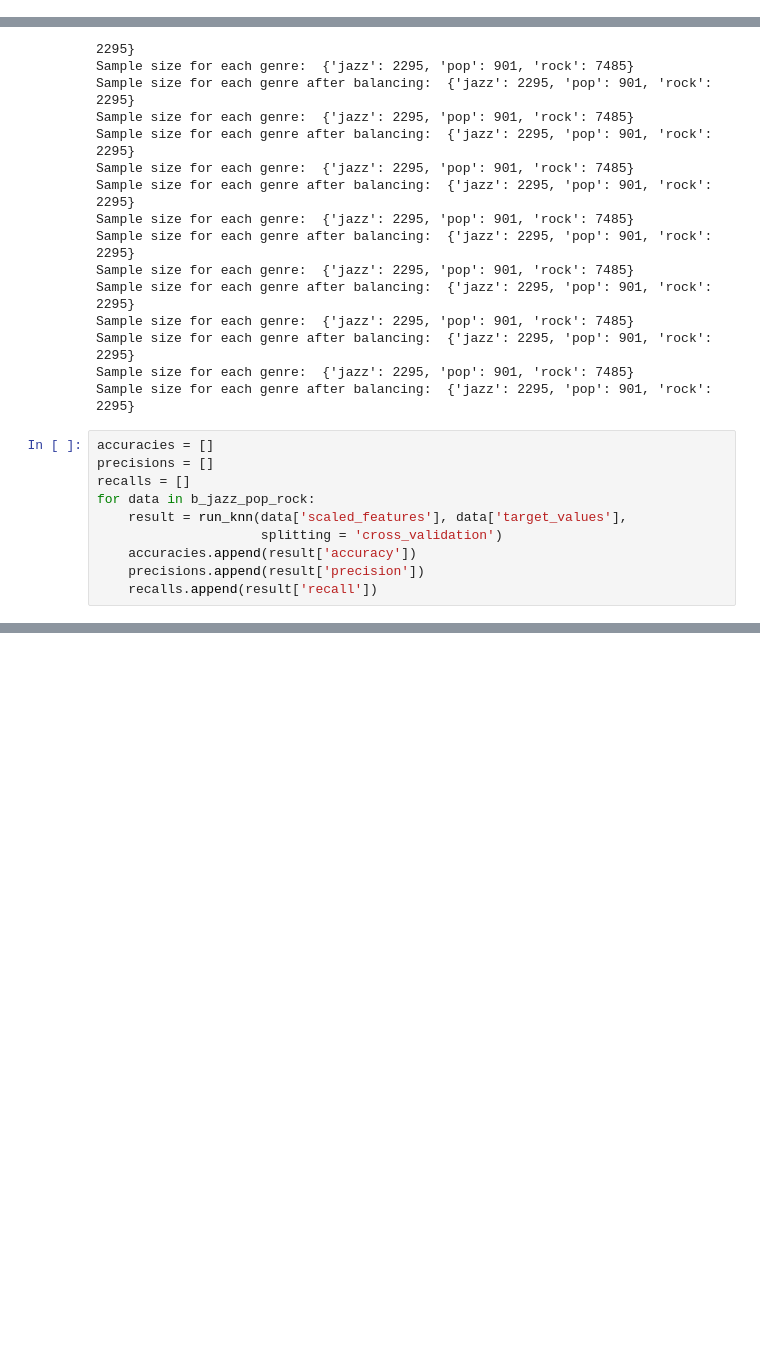
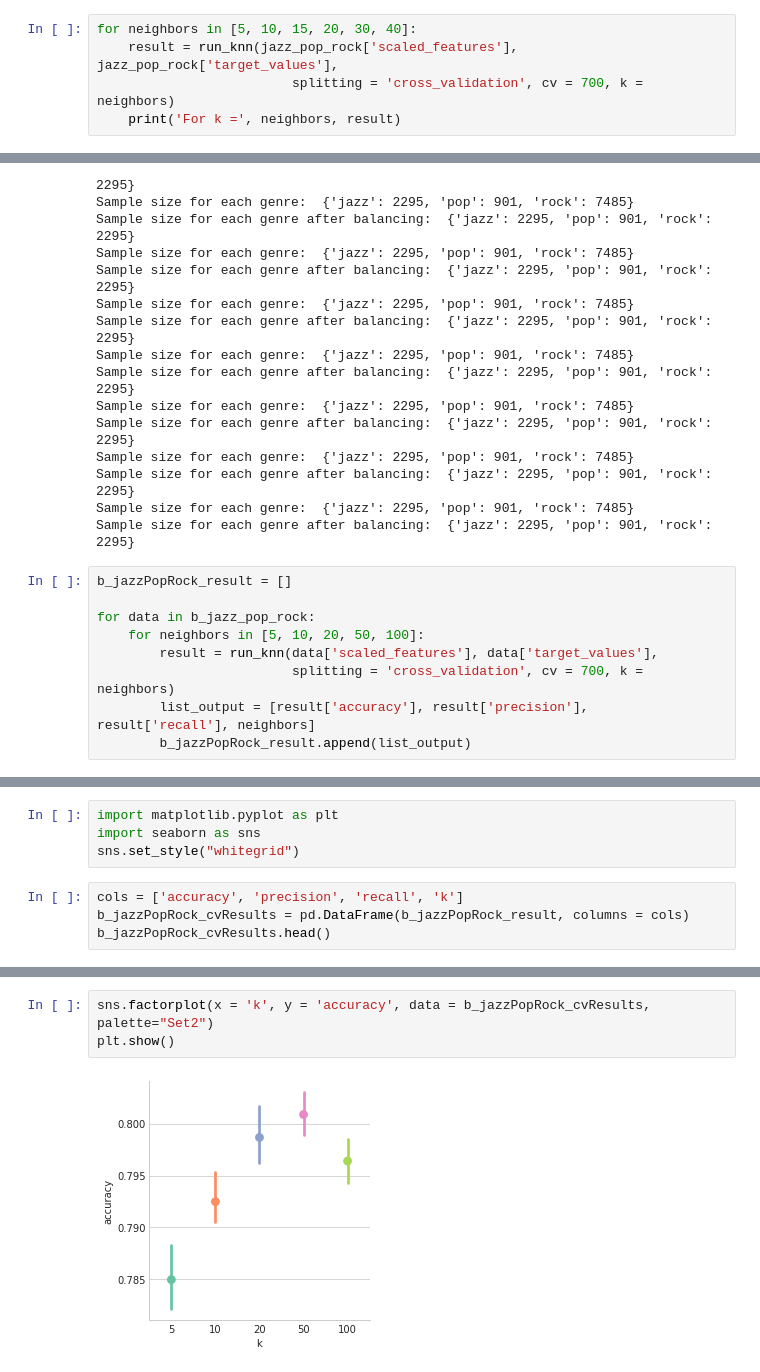
Before and after one commit to singuyenmai/Machine-Learning-CoderSchool, a Jupyter notebook: week1/Assignment_1.ipynb, the cells around one changed output, grey strips where cells are left out. Drawn from its saved outputs; the diff is of its cells as text; blank space fills up the shorter version.

```diff
--- a/week1/Assignment_1.ipynb
+++ b/week1/Assignment_1.ipynb
@@ -290,0 +315,5 @@ Sample size for each genre:  {'jazz': 2295, 'pop': 901, 'rock': 7485}
+# %%
+for neighbors in [5, 10, 15, 20, 30, 40]:
+    result = run_knn(jazz_pop_rock['scaled_features'], jazz_pop_rock['target_values'],
+                         splitting = 'cross_validation', cv = 700, k = neighbors)
+    print('For k =', neighbors, result)
@@ -317,12 +353,11 @@ Sample size for each genre after balancing:  {'jazz': 2295, 'pop': 901, 'rock':
 Sample size for each genre:  {'jazz': 2295, 'pop': 901, 'rock': 7485}
 Sample size for each genre after balancing:  {'jazz': 2295, 'pop': 901, 'rock': 2295}
 # %%
-accuracies = []
-precisions = []
-recalls = []
+b_jazzPopRock_result = []
+
 for data in b_jazz_pop_rock:
-    result = run_knn(data['scaled_features'], data['target_values'],
-                     splitting = 'cross_validation')
-    accuracies.append(result['accuracy'])
-    precisions.append(result['precision'])
-    recalls.append(result['recall'])
+    for neighbors in [5, 10, 20, 50, 100]:
+        result = run_knn(data['scaled_features'], data['target_values'],
+                         splitting = 'cross_validation', cv = 700, k = neighbors)
+        list_output = [result['accuracy'], result['precision'], result['recall'], neighbors]
+        b_jazzPopRock_result.append(list_output)
@@ -336,0 +364,8 @@ print(recalls)
+# %%
+import matplotlib.pyplot as plt
+import seaborn as sns
+sns.set_style("whitegrid")
+# %%
+cols = ['accuracy', 'precision', 'recall', 'k']
+b_jazzPopRock_cvResults = pd.DataFrame(b_jazzPopRock_result, columns = cols)
+b_jazzPopRock_cvResults.head()
@@ -336,0 +379,5 @@ print(recalls)
+# %%
+sns.factorplot(x = 'k', y = 'accuracy', data = b_jazzPopRock_cvResults, palette="Set2")
+plt.show()
+# %% [output]
+[figure, added]
```
Also changed, not shown: parts of 19 cells of this notebook.
